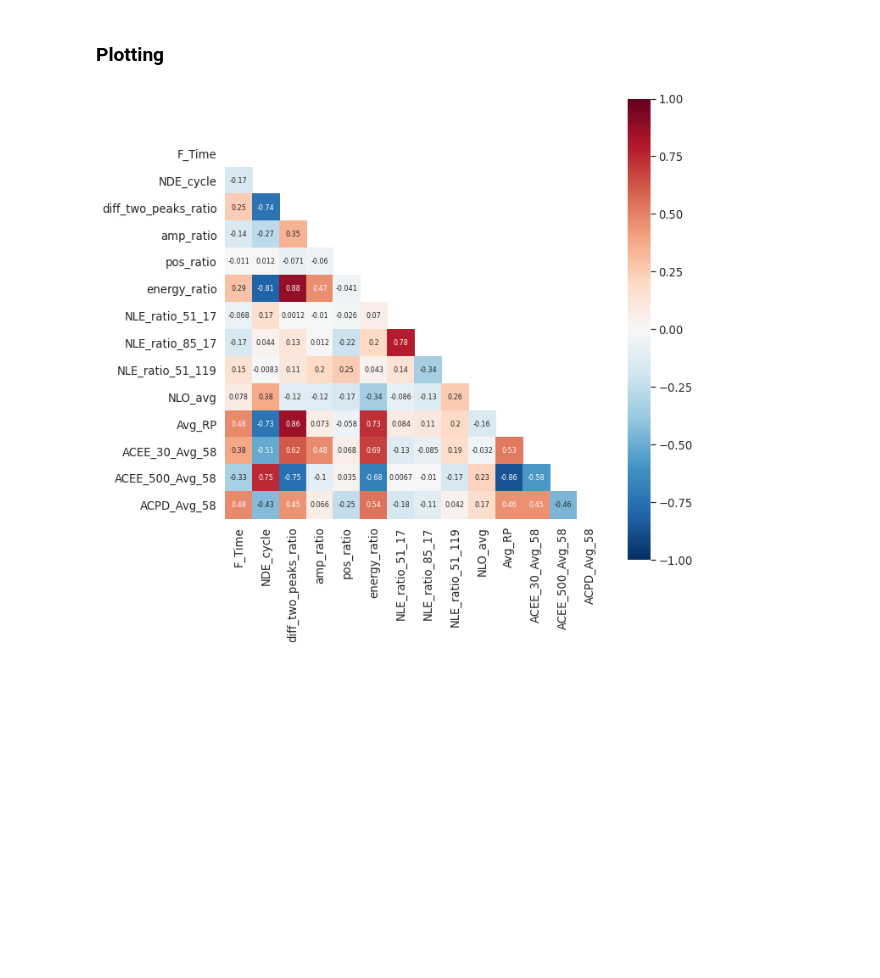
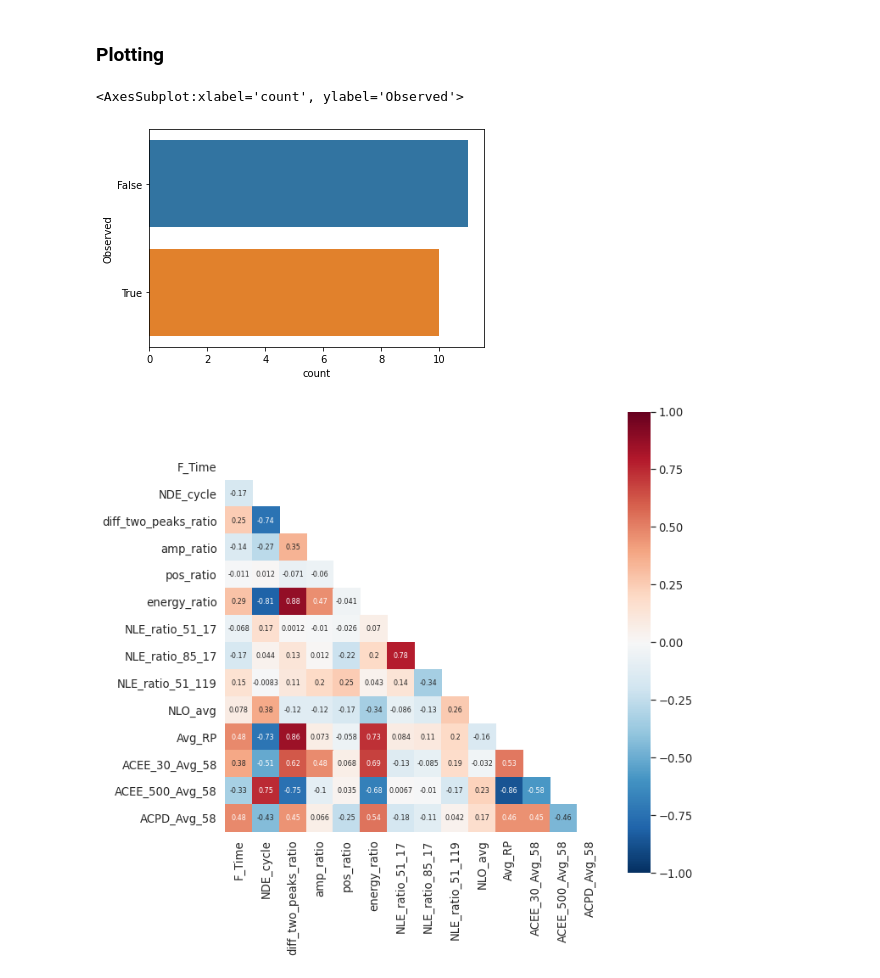
Before and after one commit to Marie-anneMawhin/Oct20_EPRI, a Jupyter notebook: Task3/NB/NB_data_exploration/Merge_corr_reg.ipynb, the cells around one changed output. Cells and saved outputs as stored; diff of their text form; code cells hidden in the pictures; blank space fills up the shorter version.

```diff
--- a/Task3/NB/NB_data_exploration/Merge_corr_reg.ipynb
+++ b/Task3/NB/NB_data_exploration/Merge_corr_reg.ipynb
@@ -36,6 +36,11 @@ Index(['Observed', 'F_Time', 'NDE_cycle', 'diff_two_peaks_ratio', 'amp_ratio',
 data_f = data.drop(['Observed'], axis=1)
 # %% [markdown]
 ### Plotting
+# %%
+sns.countplot(y='Observed', data=data)
+# %% [output]
+<AxesSubplot:xlabel='count', ylabel='Observed'>
+[figure, added]
 # %%
 plot_corr(data_f, figsize=(10,10))
 # %% [output]
```
Also changed, not shown: 1 other file.
